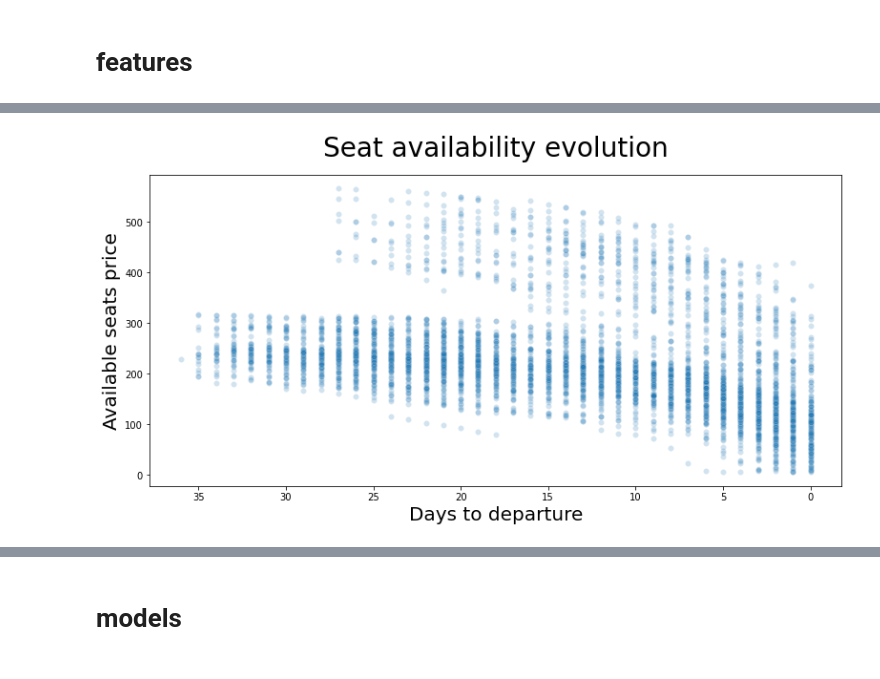
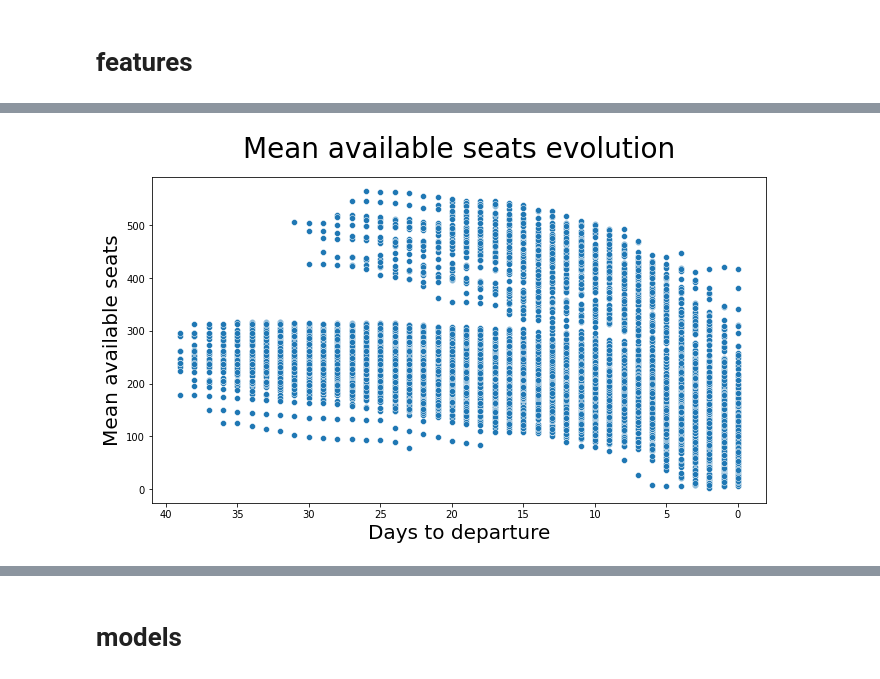
Before and after one commit to arturvelk/renfe-analysis, a Jupyter notebook: data-anal.ipynb, the cells around one changed output, grey strips where cells are left out. Saved outputs shown, nothing was run; the diff lists cells and outputs as text; code cells hidden in the pictures.

Commit message:
Create freq and mangitude plot

```diff
--- a/data-anal.ipynb
+++ b/data-anal.ipynb
@@ -15,4 +15,4 @@ from linearmodels import PanelOLS
 # %% [markdown]
 # features
 # %%
-trains = pd.read_pickle("data/MAD_BAR_trains.pkl")
+trains = pd.read_pickle("data/MAD_BAR_trains_v2.pkl")
@@ -38,6 +63,6 @@ data = (
 # %%
-data["econ_seats_sold"] = data["max_econ_seats"] - data["min_econ_seats"]
-data["first_seats_sold"] = data["max_first_seats"] - data["min_first_seats"]
+data["econ_seats_sold"] = (data["max_econ_seats"] - data["min_econ_seats"]).round()
+data["first_seats_sold"] = data["max_first_seats"] - data["min_first_seats"].round()
 # %%
 data["weekday"] = data["departure"].apply(
     lambda x: datetime.datetime.strptime(x, "%Y-%m-%d %H:%M:%S").weekday()
@@ -75,20 +100,52 @@ data = data.loc[
         )
     )
 ]
+# %%
+data["price_change"] = (
+    data.sort_values(by=["train_id", "days_till_dep"], ascending=False)
+    .groupby("train_id")["mean_econ_price"]
+    .transform("diff")
+)
+
+data["price_change_percentage"] = (data["price_change"] / data["mean_price"]).round(3)
+
+data["price_change_direction"] = np.where(
+    data["price_change_percentage"] > 0,
+    1,
+    np.where(data["price_change_percentage"] < 0, -1, 0),
+)
 # %%
-plt.figure(figsize=(13, 6))
-sns.scatterplot(data=data, x="days_till_dep", y="mean_econ_seats", alpha=0.2)
+train_ids = (
+    data.groupby("train_id")["price_change"]
+    .max()
+    .reset_index()
+    .sort_values(by=["price_change"])
+    .reset_index(drop=True)
+    .loc[:, "train_id"]
+    .values
+)
+plt.figure(figsize=(11, 6))
+
+sns.scatterplot(
+    data=data.loc[data["train_id"].isin(train_ids)],
+    x="days_till_dep",
+    y="mean_econ_seats",
+    estimator="mean",
+    #hue="train_id",
+)#.get_legend().remove()
+
+
 plt.gca().invert_xaxis()
 
 plt.xlabel("Days to departure", fontsize=20, fontweight=450)
-plt.ylabel("Available seats price", fontsize=20, fontweight=450)
+plt.ylabel("Mean available seats", fontsize=20, fontweight=450)
 
-plt.title("Seat availability evolution", fontsize=28, y=1.04)
+plt.title("Mean available seats evolution", fontsize=28, y=1.04)
 
-plt.savefig("figures/Seat availability evolution", dpi=300)
+plt.savefig("figures/available_seats_evolution", dpi=300)
 plt.show()
 # %% [output]
-[figure, old version]
+[figure, new version]
 # %%
 # differentiate big and small trains, work with small
 max_seats = data.groupby("train_id")["mean_econ_seats"].max().reset_index()
```
Also changed, not shown: parts of 48 cells of this notebook, 8 other files.
